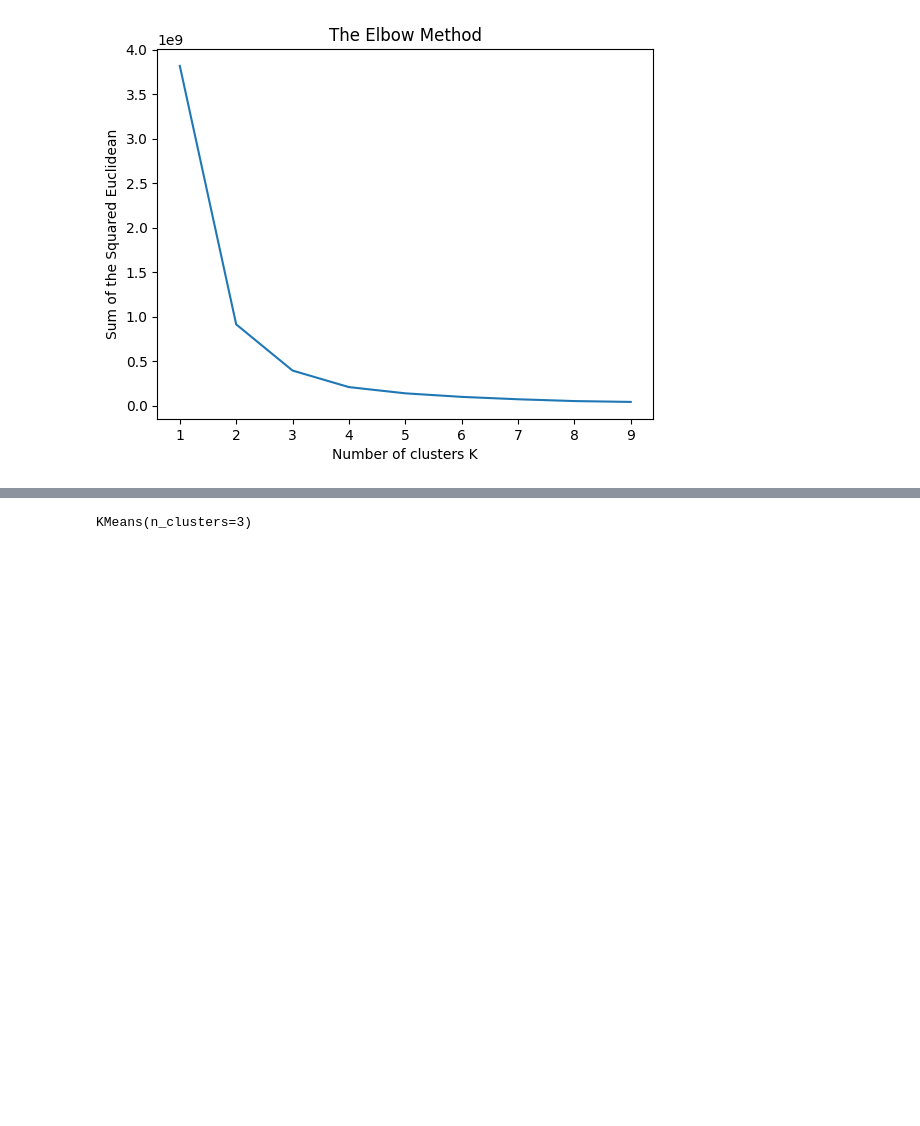
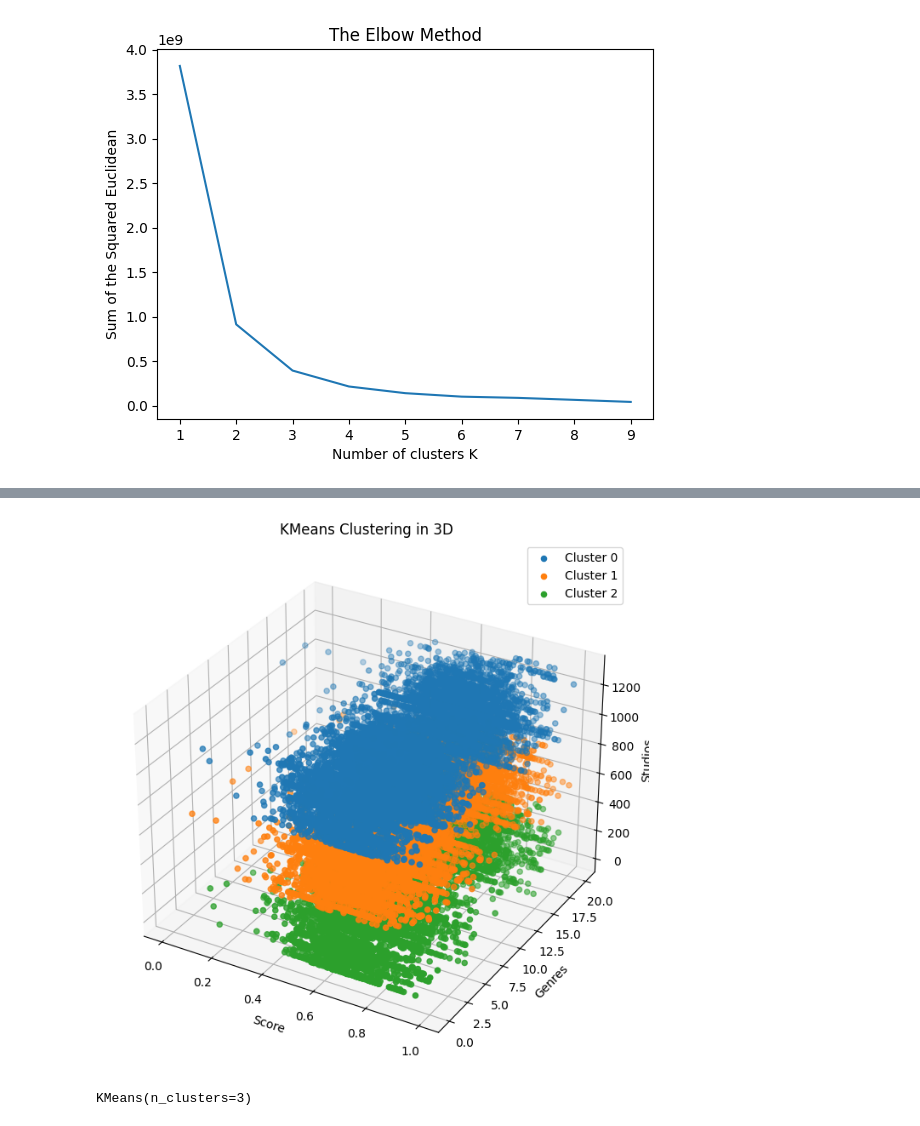
Before and after one commit to Phanuruj3146/AniMatch, a Jupyter notebook: kmeans.ipynb, the cells around one changed output, grey strips where cells are left out. Saved outputs shown, nothing was run; the diff lists cells and outputs as text; code cells hidden in the pictures; blank space fills up the shorter version.

Commit message:
Finilize kmeans model

```diff
--- a/kmeans.ipynb
+++ b/kmeans.ipynb
@@ -125,0 +151,31 @@ plt.show()
+# %%
+import seaborn as sns
+data = np.column_stack((df['Score'], df['Genres'], df['Studios']))
+
+# Compute K-Means
+km_res = KMeans(n_clusters=3).fit(data)
+clusters = km_res.cluster_centers_
+
+# Put the assigned labels to the original dataset
+df['KMeans'] = km_res.labels_
+
+# Plot out the result in 3D
+fig = plt.figure(figsize=(10, 8))
+ax = fig.add_subplot(111, projection='3d')
+
+# Scatter plot
+for cluster in np.unique(df['KMeans']):
+    ax.scatter(df[df['KMeans'] == cluster]['Score'],
+               df[df['KMeans'] == cluster]['Genres'],
+               df[df['KMeans'] == cluster]['Studios'],
+               label=f'Cluster {cluster}')
+
+ax.set_xlabel('Score')
+ax.set_ylabel('Genres')
+ax.set_zlabel('Studios')
+ax.set_title('KMeans Clustering in 3D')
+ax.legend()
+
+plt.show()
+# %% [output]
+[figure, added]
```
Also changed, not shown: parts of 12 cells of this notebook.
